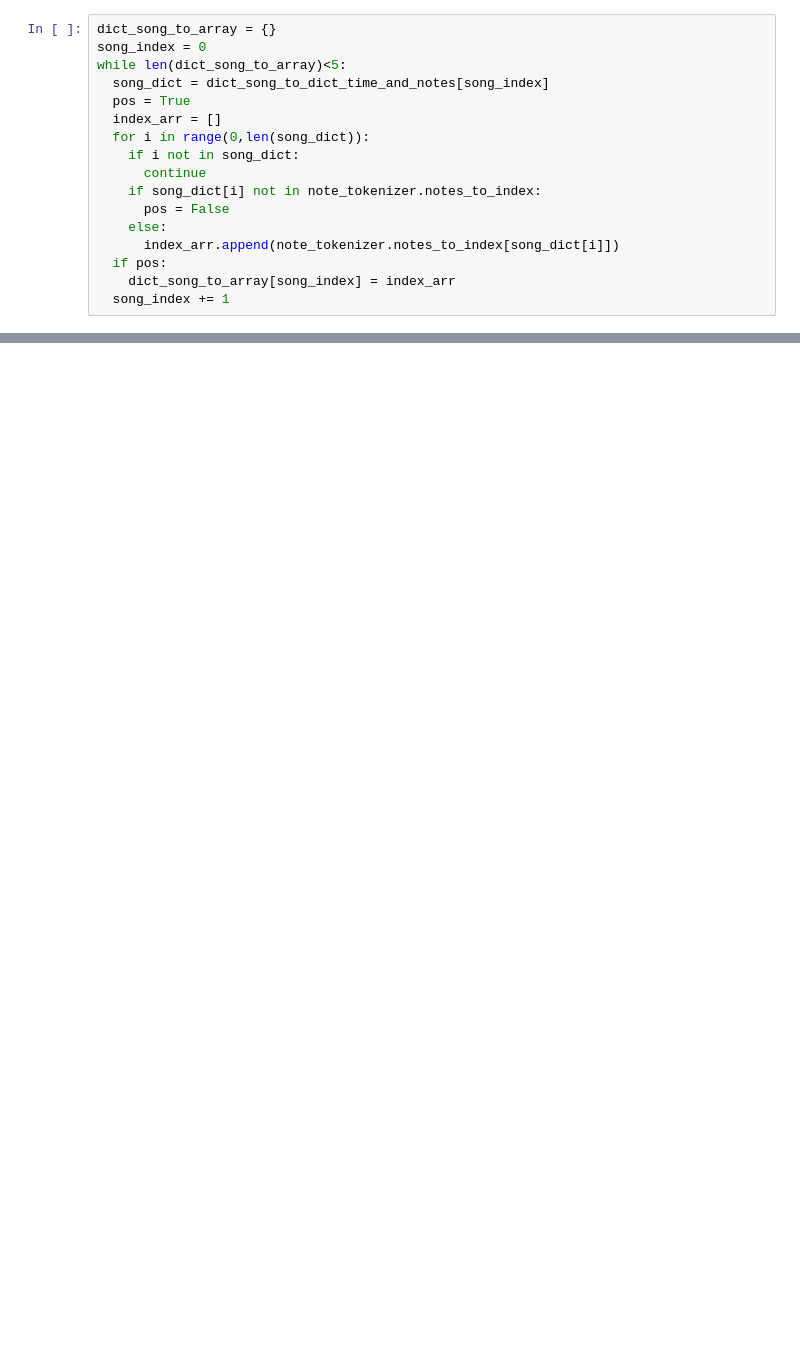
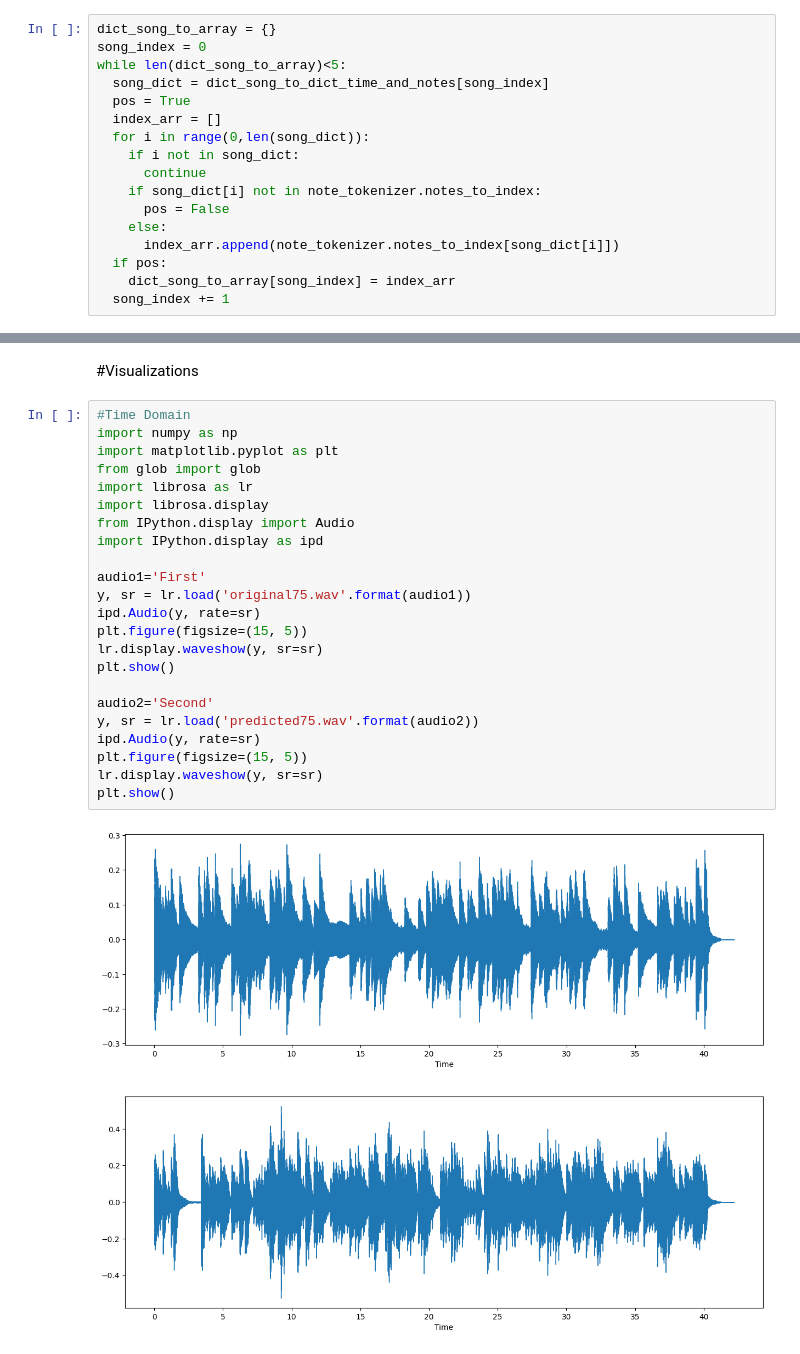
Before and after one commit to Itachi8374/Piano-Music-Generation, a Jupyter notebook: piano_music_generation.ipynb, the cells around one changed output, grey strips where cells are left out. Saved outputs shown, nothing was run; the diff lists cells and outputs as text; blank space fills up the shorter version.

```diff
--- a/piano_music_generation.ipynb
+++ b/piano_music_generation.ipynb
@@ -532,0 +491,28 @@ Tempo 166.66666666666694
+# %% [markdown]
+#Visualizations
+# %%
+#Time Domain
+import numpy as np
+import matplotlib.pyplot as plt
+from glob import glob
+import librosa as lr
+import librosa.display
+from IPython.display import Audio
+import IPython.display as ipd
+
+audio1='First'
+y, sr = lr.load('original75.wav'.format(audio1))
+ipd.Audio(y, rate=sr)
+plt.figure(figsize=(15, 5))
+lr.display.waveshow(y, sr=sr)
+plt.show()
+
+audio2='Second'
+y, sr = lr.load('predicted75.wav'.format(audio2))
+ipd.Audio(y, rate=sr)
+plt.figure(figsize=(15, 5))
+lr.display.waveshow(y, sr=sr)
+plt.show()
+# %% [output]
+[figure, added]
+[figure, added]
```
Also changed, not shown: parts of 8 cells of this notebook.
